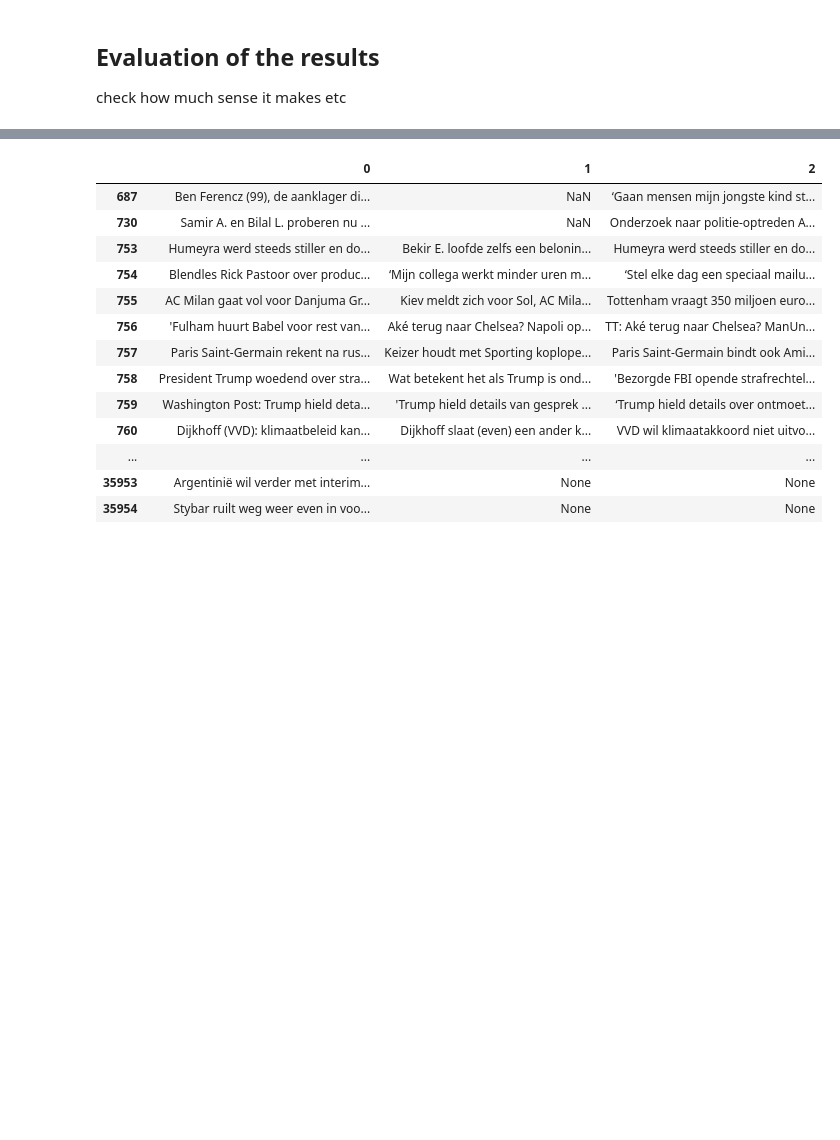
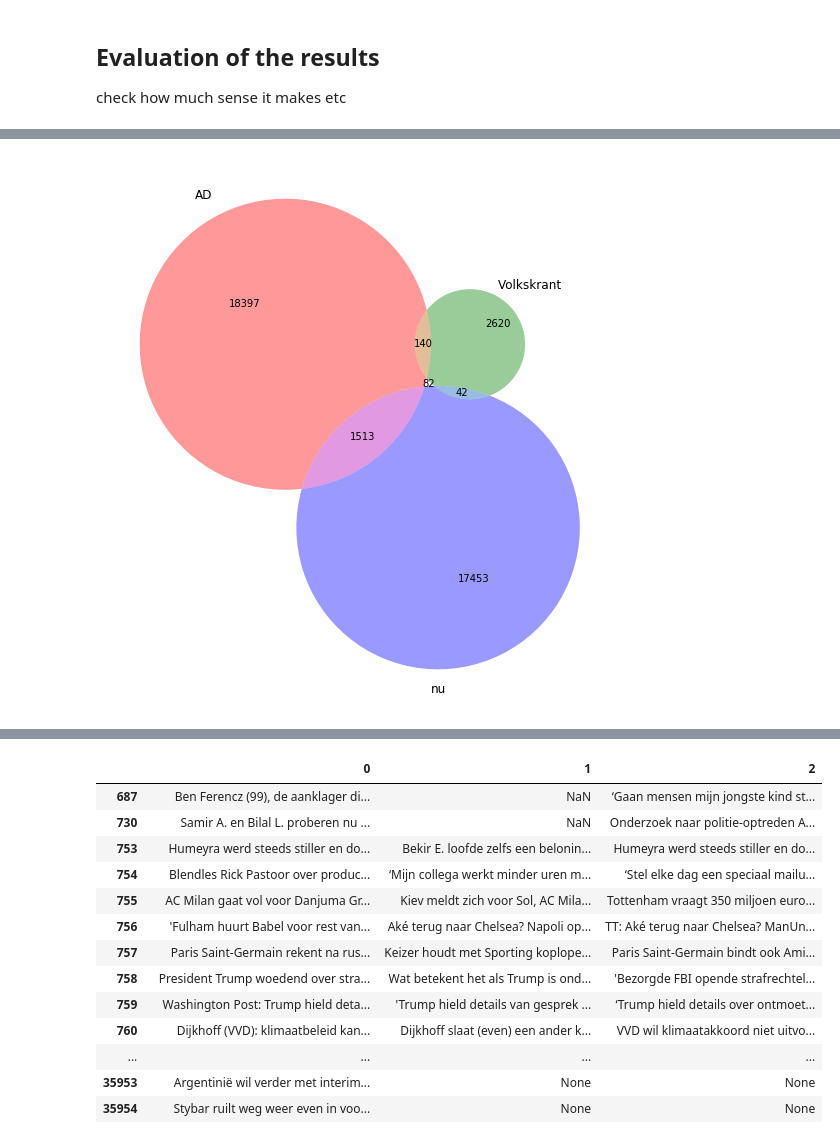
Before and after one commit to damian0604/newsevents, a Jupyter notebook: src/analysis/clustering.ipynb, the cells around one changed output, grey strips where cells are left out. Drawn from its saved outputs; the diff is of its cells as text; code cells hidden in the pictures; blank space fills up the shorter version.

```diff
--- a/src/analysis/clustering.ipynb
+++ b/src/analysis/clustering.ipynb
@@ -483,0 +514,6 @@ df
+# %%
+df_cos0_6 = merge_results_with_articles(op2_gridresults[3]['results'])
+df_cos0_6_outlet = reduce_to_field(df_cos0_6, 'doctype')
+get_venn_from_outlets(df_cos0_6_outlet)
+# %% [output]
+[figure, added]
```
Also changed, not shown: parts of 23 cells of this notebook, 1 other file.
